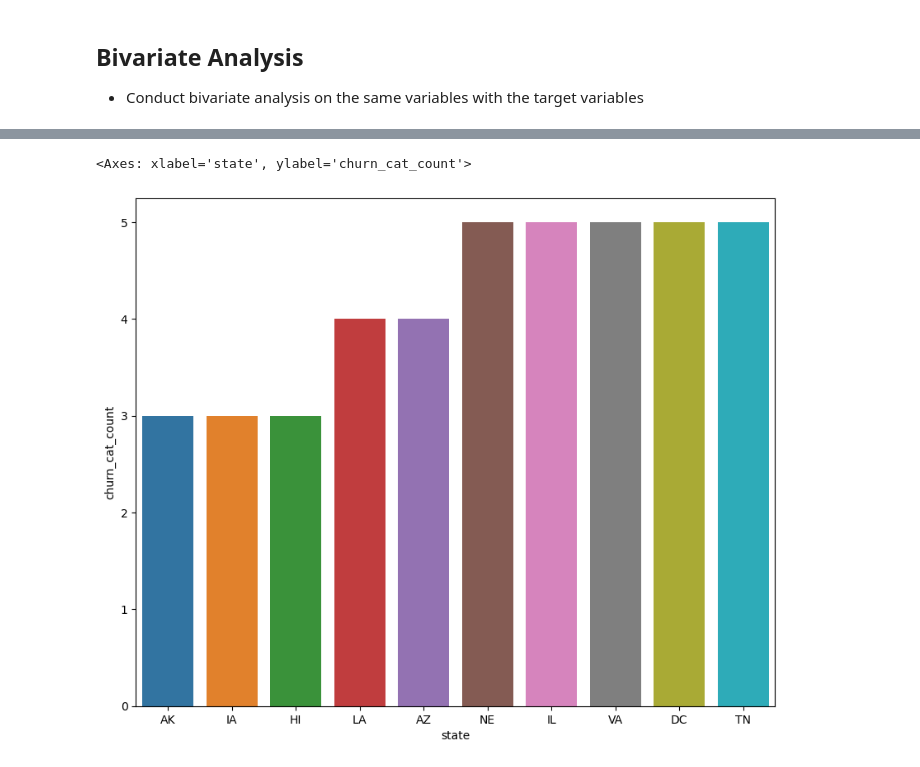
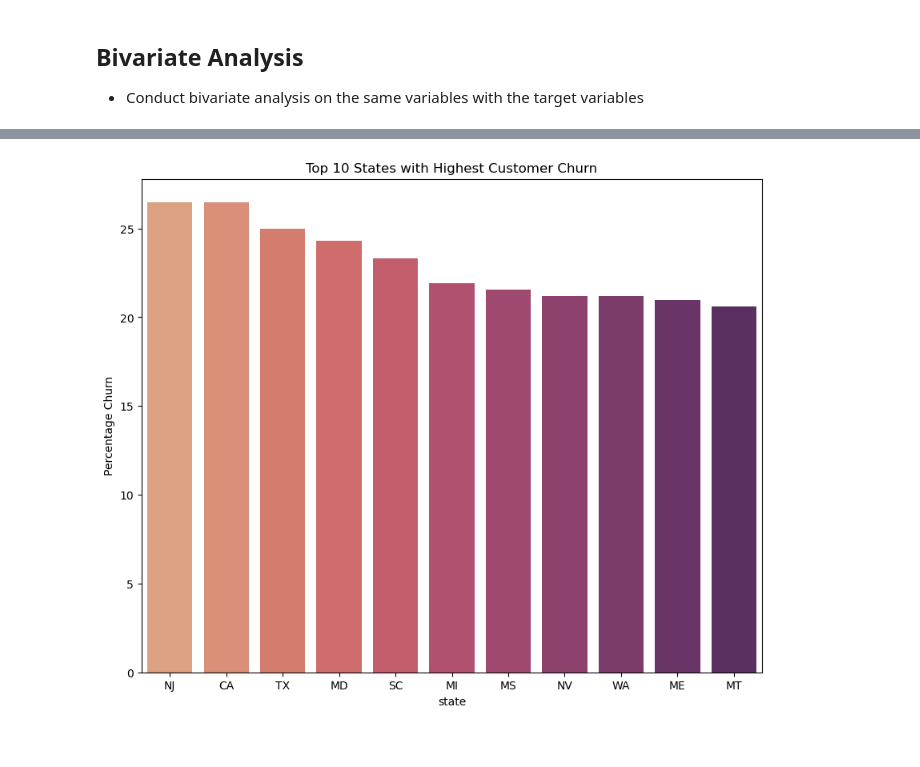
Before and after one commit to georgembugua00/syriatel_customer_churn_project, a Jupyter notebook: notebook.ipynb, the cells around one changed output, grey strips where cells are left out. Drawn from its saved outputs; the diff is of its cells as text; code cells hidden in the pictures.

```diff
--- a/notebook.ipynb
+++ b/notebook.ipynb
@@ -183,0 +211,12 @@ null
+# %%
+# Create Total Minutes column
+data['total minutes'] = data['total day minutes'] + data['total eve minutes'] + data['total night minutes']
+data['total calls'] = data['total day calls'] + data['total eve calls'] + data['total night calls']
+data['total charge'] = data['total day charge'] + data['total eve charge'] + data['total night charge']
+
+# Drop the original columns
+data.drop(['total day minutes', 'total eve minutes','total night minutes'], axis=1,inplace=True)
+data.drop(['total day calls', 'total eve calls', 'total night calls'], axis=1,inplace=True)
+data.drop(['total day charge', 'total eve charge', 'total night charge'], axis=1,inplace=True)
+
+data.head()
@@ -207,9 +286,3 @@ sns.countplot(x='state',data=data, palette='viridis')
 ## Bivariate Analysis
 
 - Conduct bivariate analysis on the same variables with the target variables
-# %%
-# Convert the Churned data into categorical data using the .map() function
-cat_mapping = {True:'Churned',False:'Not Churned'}
-data['churn_cat'] = data['churn'].map(cat_mapping)
-
-data.head()
@@ -253,0 +289,14 @@ top5
+# %%
+# Filter the dataset to include only the churned customers
+churned_customers = data[data['churn'] == 1]
+# Group the data by state and count the churned customers
+state_churn_counts = churned_customers.groupby('state').size()
+# Calculate the percentage of churned customers for each state using .size()
+total_customers_per_state = data.groupby('state').size()
+percentage_churn_per_state = state_churn_counts / total_customers_per_state * 100
+# Apply the lambda function
+percentage_churn_per_state_lambda = data.groupby('state')['churn'].apply(lambda x: (x.sum() / x.count()) * 100)
+# Visualize the output using pd.Dataframe
+churn_rate_data = pd.DataFrame({'Percentage Churn': percentage_churn_per_state})
+
+churn_rate_data.head()
@@ -253,0 +311,5 @@ top5
+# %%
+# Find the top states with highest churn rate
+top10 = churn_rate_data.sort_values(by='Percentage Churn', ascending=False).head(11)
+top10 = pd.DataFrame(top10)
+top10.head()
@@ -254,7 +324,8 @@ top5
 # %%
-#Find the top five states with Churn
+# Visulaize the top 10 States with Customer Churn
 plt.figure(figsize=(10,8))
-sns.barplot(x='state',y='churn_cat_count',data=top5)
+sns.barplot(x=top10.index, y='Percentage Churn', data=top10,palette='flare')
+plt.title("Top 10 States with Highest Customer Churn")
+plt.show()
 # %% [output]
-<Axes: xlabel='state', ylabel='churn_cat_count'>
-[figure, old version]
+[figure, new version]
```
Also changed, not shown: parts of 29 cells of this notebook.
